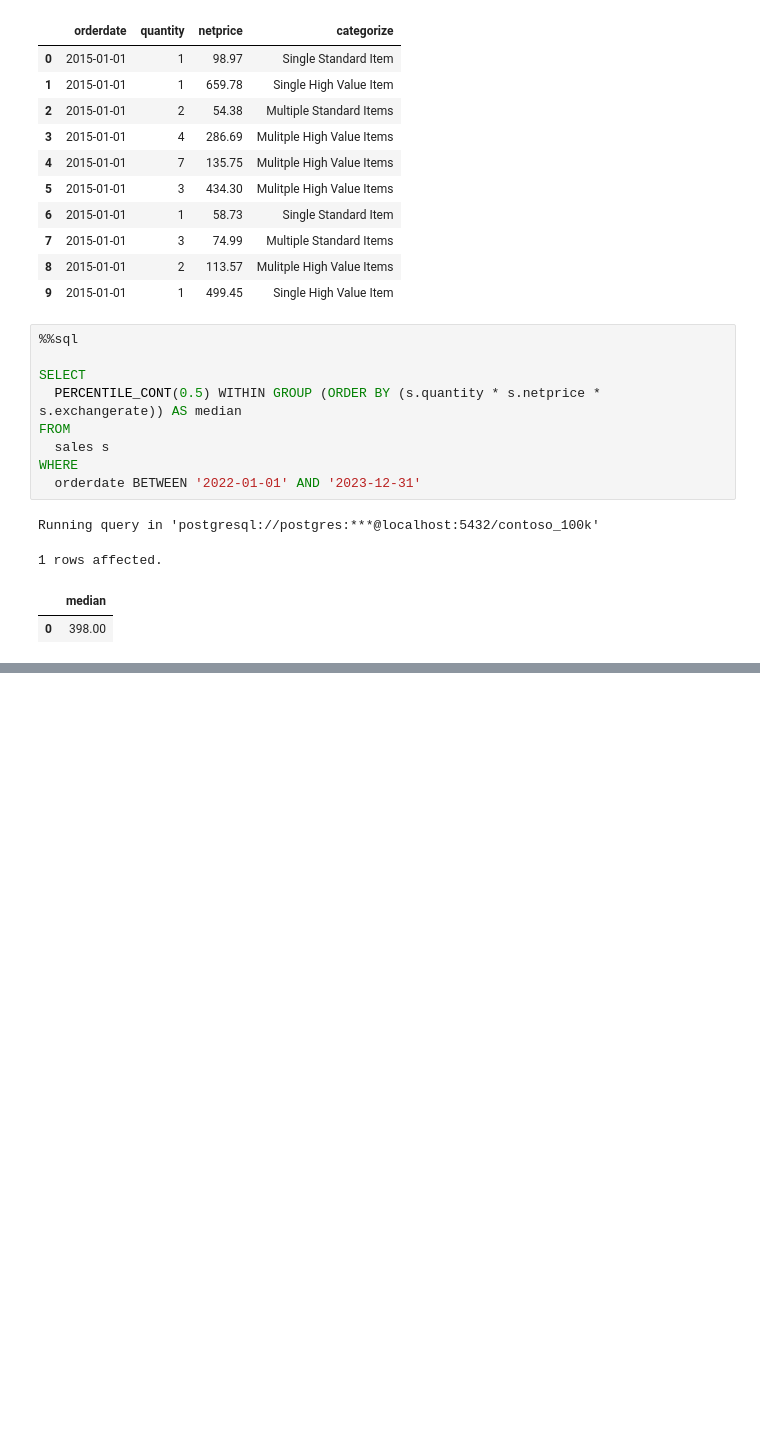
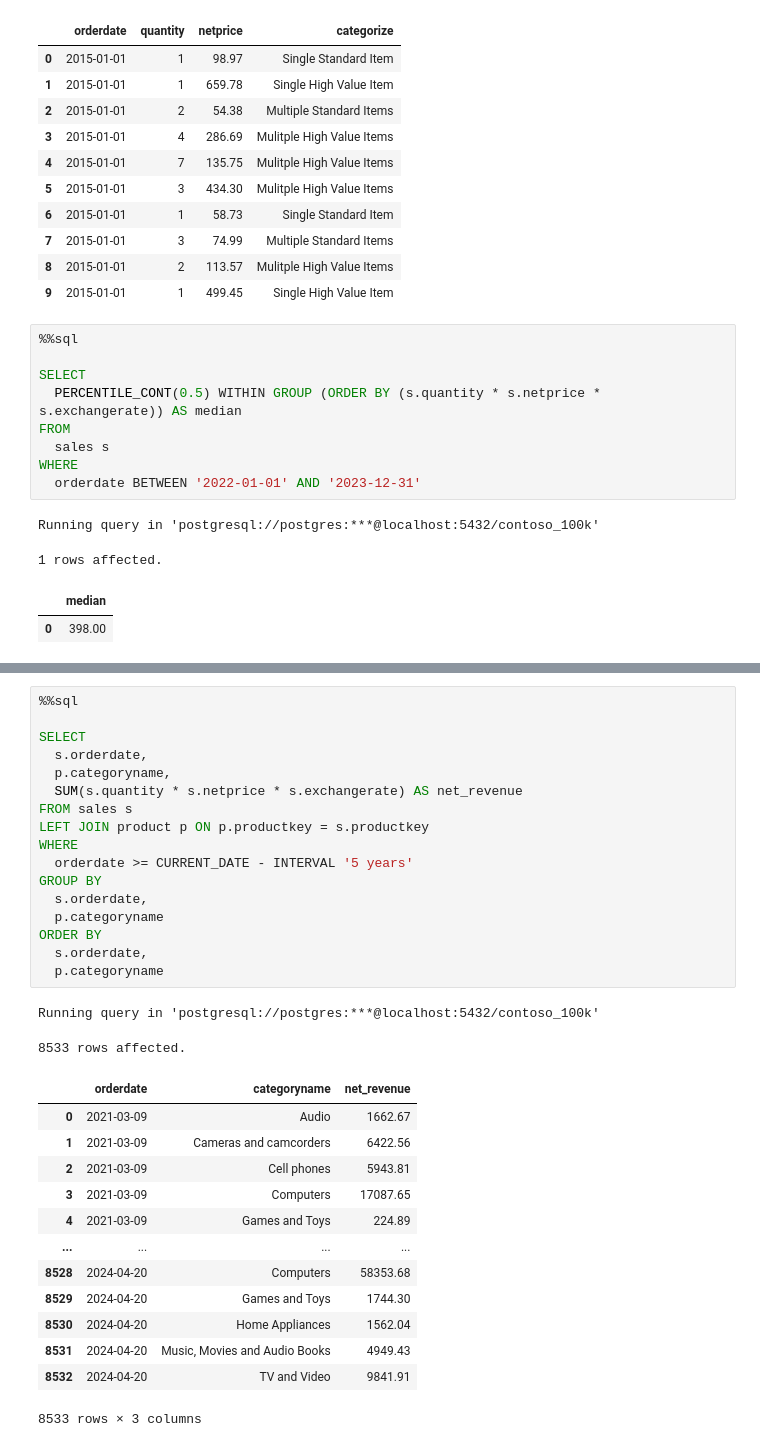
Before and after one commit to Gezzus1703/Google-Colab-SQL, a Jupyter notebook: Resources/Blank_SQL_Notebook.ipynb, the cells around one changed output, grey strips where cells are left out. Drawn from its saved outputs; the diff is of its cells as text; blank space fills up the shorter version.

```diff
--- a/Resources/Blank_SQL_Notebook.ipynb
+++ b/Resources/Blank_SQL_Notebook.ipynb
@@ -306,0 +464,33 @@ Running query in 'postgresql://postgres:***@localhost:5432/contoso_100k'
+# %%
+%%sql
+
+SELECT
+  s.orderdate,
+  p.categoryname,
+  SUM(s.quantity * s.netprice * s.exchangerate) AS net_revenue
+FROM sales s
+LEFT JOIN product p ON p.productkey = s.productkey
+WHERE
+  orderdate >= CURRENT_DATE - INTERVAL '5 years'
+GROUP BY
+  s.orderdate,
+  p.categoryname
+ORDER BY
+  s.orderdate,
+  p.categoryname
+# %% [output]
+Running query in 'postgresql://postgres:***@localhost:5432/contoso_100k'
+8533 rows affected.
+|  | orderdate | categoryname | net_revenue |
+| 0 | 2021-03-09 | Audio | 1662.67 |
+| 1 | 2021-03-09 | Cameras and camcorders | 6422.56 |
+| 2 | 2021-03-09 | Cell phones | 5943.81 |
+| 3 | 2021-03-09 | Computers | 17087.65 |
+| 4 | 2021-03-09 | Games and Toys | 224.89 |
+| ... | ... | ... | ... |
+| 8528 | 2024-04-20 | Computers | 58353.68 |
+| 8529 | 2024-04-20 | Games and Toys | 1744.30 |
+| 8530 | 2024-04-20 | Home Appliances | 1562.04 |
+| 8531 | 2024-04-20 | Music, Movies and Audio Books | 4949.43 |
+| 8532 | 2024-04-20 | TV and Video | 9841.91 |
+8533 rows × 3 columns
```
Also changed, not shown: parts of 6 cells of this notebook.
